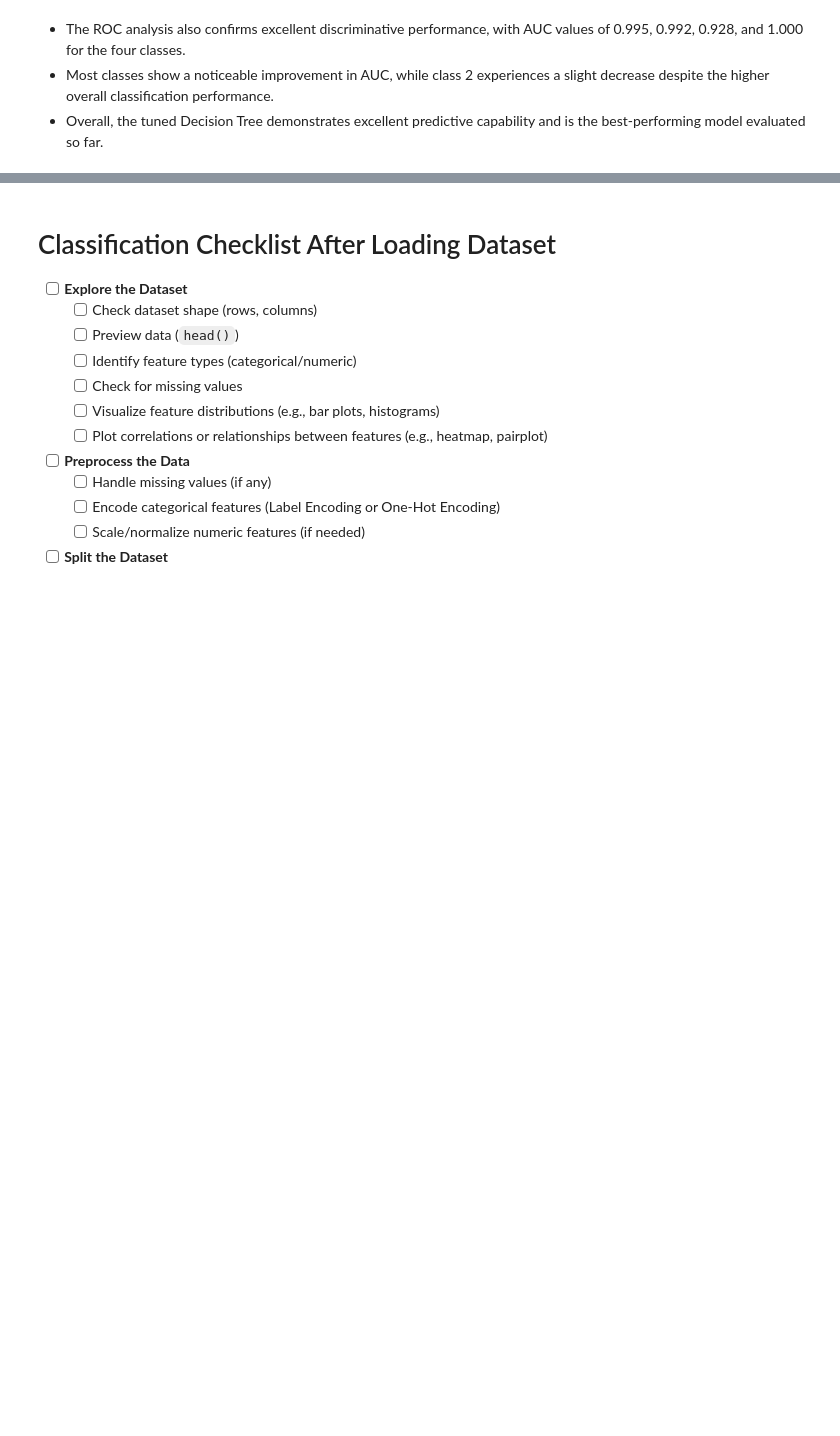
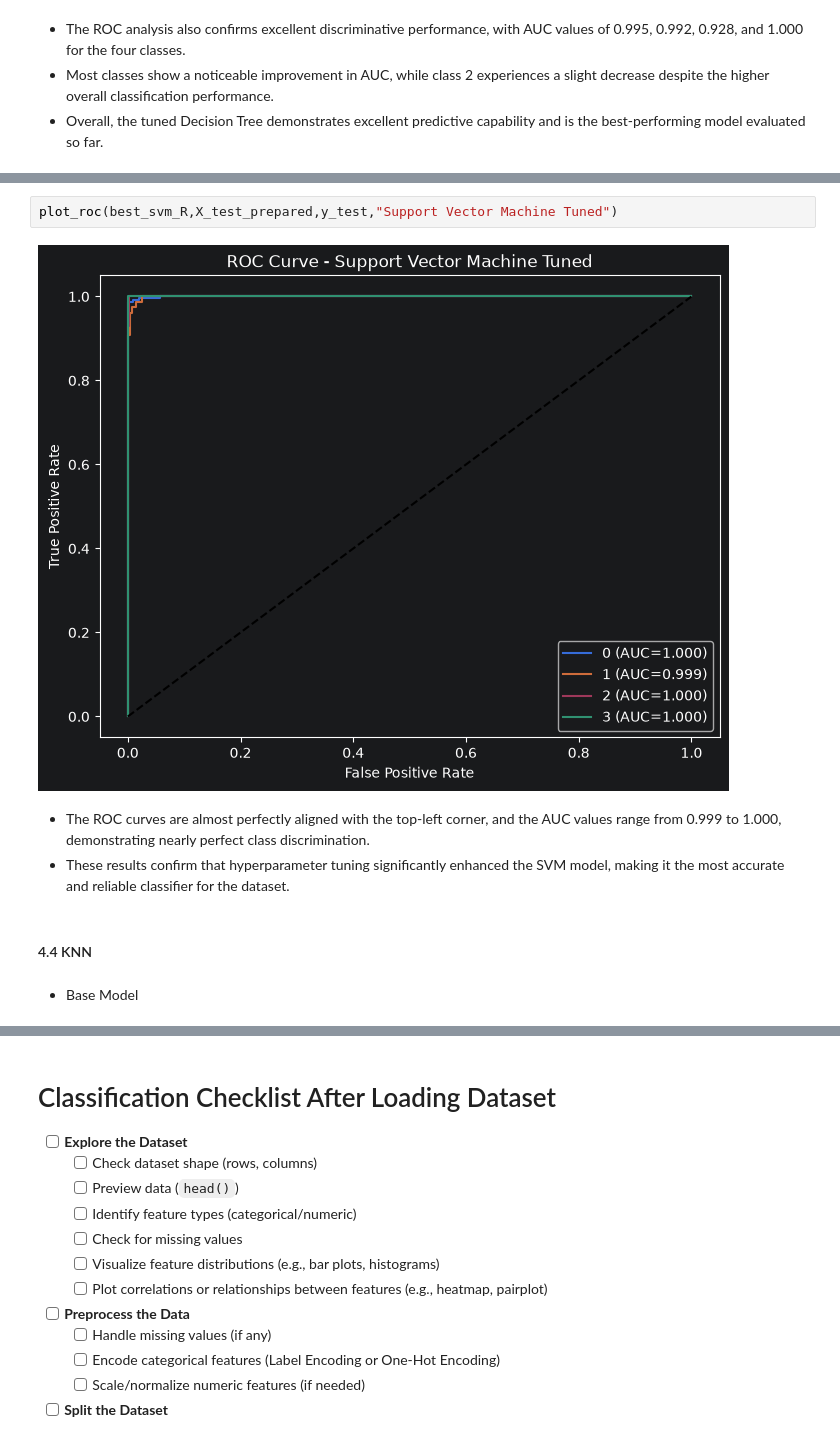
Before and after one commit to kovexison/Practica-AI, a Jupyter notebook: 02-ML-Classification/cars_acceptability_classification.ipynb, the cells around one changed output, grey strips where cells are left out. Cells and saved outputs as stored; diff of their text form; blank space fills up the shorter version.

Commit message:
[FEATURE] [AI-37] Evaluation metrics analysis and final comparison between models

```diff
--- a/02-ML-Classification/cars_acceptability_classification.ipynb
+++ b/02-ML-Classification/cars_acceptability_classification.ipynb
@@ -845,0 +886,11 @@ plot_roc(decision_tree_CV,X_test_prepared,y_test,"Decision Tree Tuned")
+# %%
+plot_roc(best_svm_R,X_test_prepared,y_test,"Support Vector Machine Tuned")
+# %% [output]
+[figure, added]
+# %% [markdown]
+- The ROC curves are almost perfectly aligned with the top-left corner, and the AUC values range from 0.999 to 1.000, demonstrating nearly perfect class discrimination.
+- These results confirm that hyperparameter tuning significantly enhanced the SVM model, making it the most accurate and reliable classifier for the dataset.
+# %% [markdown]
+#### 4.4 KNN
+# %% [markdown]
+- Base Model
```
Also changed, not shown: parts of 21 cells of this notebook.
